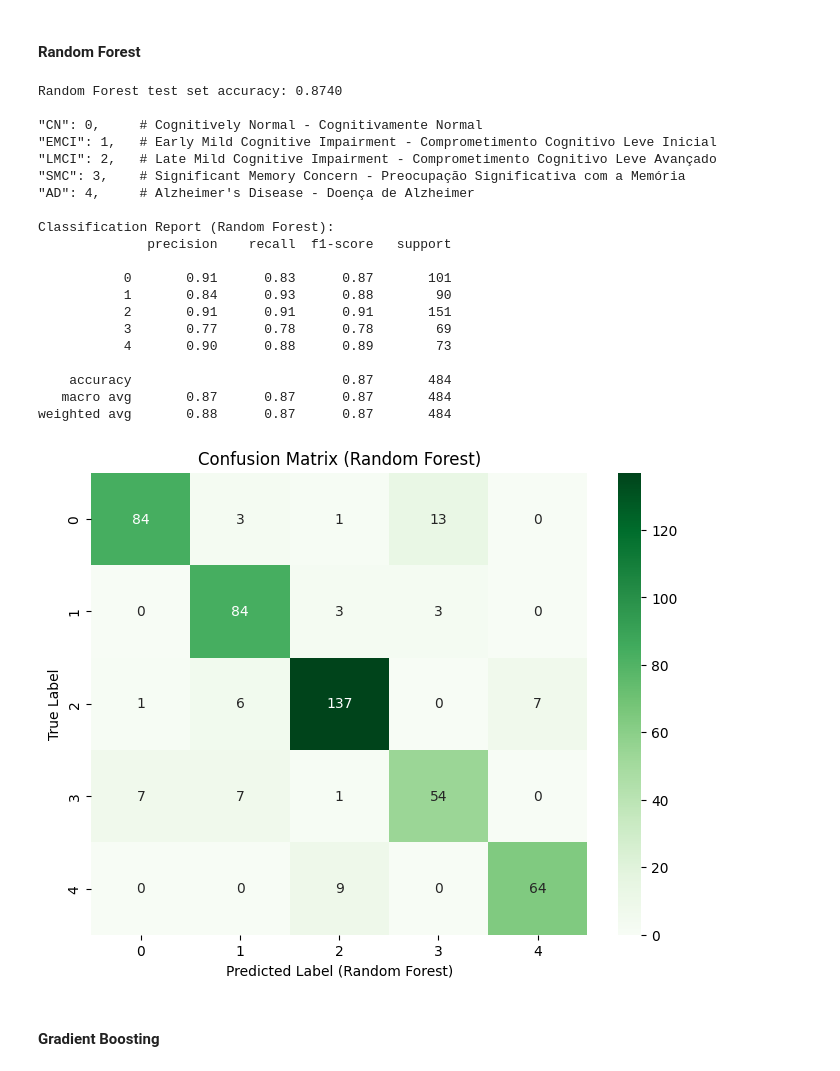
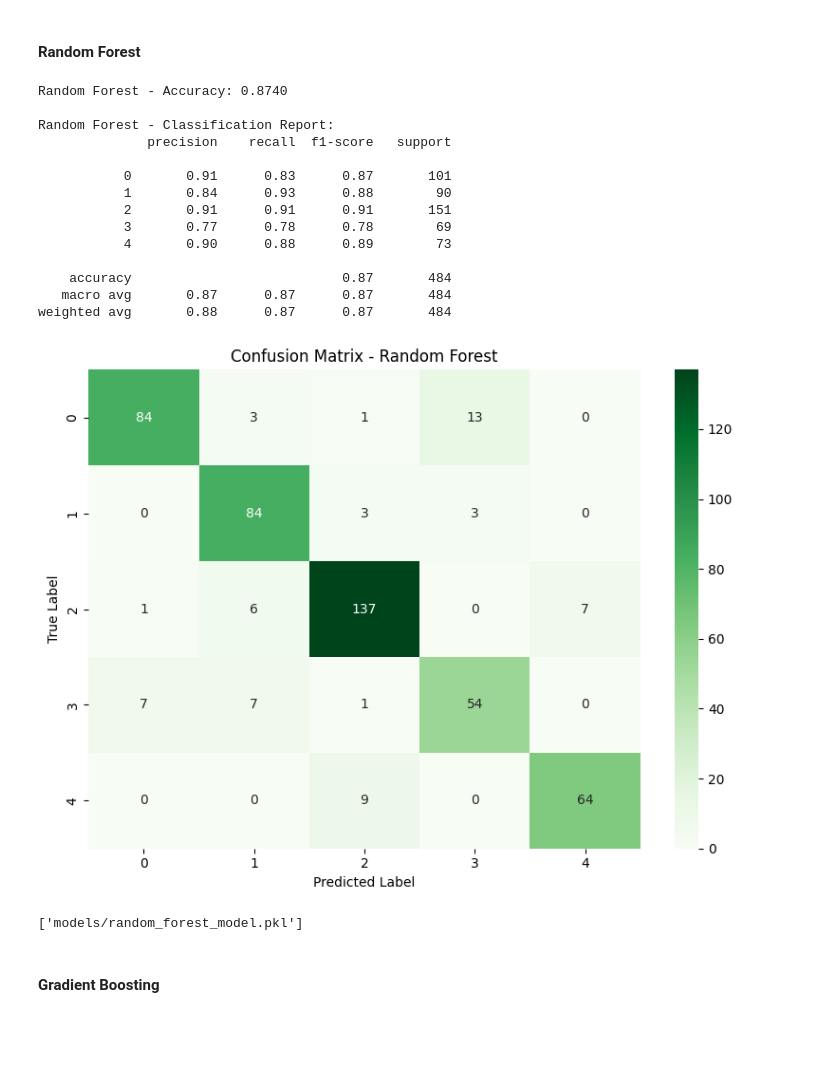
Before and after one commit to pedroogaab/Alzheimer-diagnose-ML, a Jupyter notebook: models.ipynb, the cells around one changed output. Saved outputs shown, nothing was run; the diff lists cells and outputs as text; code cells hidden in the pictures; blank space fills up the shorter version.

```diff
--- a/models.ipynb
+++ b/models.ipynb
@@ -215,56 +237,48 @@ weighted avg       0.83      0.83      0.83       484
 # %% [markdown]
 #### Random Forest
 # %%
+# Train Random Forest
 rf_model = RandomForestClassifier(random_state=42)
 rf_model.fit(X_train_scaled, y_train)
 
+# Predict
 y_pred_rf = rf_model.predict(X_test_scaled)
 
-# Evaluate the Random Forest model
+# Metrics
 accuracy_rf = accuracy_score(y_test, y_pred_rf)
-print(f"Random Forest test set accuracy: {accuracy_rf:.4f}")
-
-print('''
-"CN": 0,     # Cognitively Normal - Cognitivamente Normal
-"EMCI": 1,   # Early Mild Cognitive Impairment - Comprometimento Cognitivo Leve Inicial
-"LMCI": 2,   # Late Mild Cognitive Impairment - Comprometimento Cognitivo Leve Avançado
-"SMC": 3,    # Significant Memory Concern - Preocupação Significativa com a Memória
-"AD": 4,     # Alzheimer's Disease - Doença de Alzheimer''')
-
-# Display the classification report
-print("\nClassification Report (Random Forest):")
+print(f"Random Forest - Accuracy: {accuracy_rf:.4f}")
+print("\nRandom Forest - Classification Report:")
 print(classification_report(y_test, y_pred_rf))
 
-# Display the confusion matrix
+# Confusion Matrix
 cm_rf = confusion_matrix(y_test, y_pred_rf)
 plt.figure(figsize=(8, 6))
 sns.heatmap(cm_rf, annot=True, fmt='d', cmap='Greens')
-plt.xlabel('Predicted Label (Random Forest)')
+plt.xlabel('Predicted Label')
 plt.ylabel('True Label')
-plt.title('Confusion Matrix (Random Forest)')
+plt.title('Confusion Matrix - Random Forest')
+plt.tight_layout()
 plt.show()
+
+# Save model
+joblib.dump(rf_model, 'models/random_forest_model.pkl')
 # %% [output]
-Random Forest test set accuracy: 0.8740
+Random Forest - Accuracy: 0.8740
 
-"CN": 0,     # Cognitively Normal - Cognitivamente Normal
-"EMCI": 1,   # Early Mild Cognitive Impairment - Comprometimento Cognitivo Leve Inicial
-"LMCI": 2,   # Late Mild Cognitive Impairment - Comprometimento Cognitivo Leve Avançado
-"SMC": 3,    # Significant Memory Concern - Preocupação Significativa com a Memória
-"AD": 4,     # Alzheimer's Disease - Doença de Alzheimer
-
-Classification Report (Random Forest):
+Random Forest - Classification Report:
               precision    recall  f1-score   support
 
            0       0.91      0.83      0.87       101
            1       0.84      0.93      0.88        90
            2       0.91      0.91      0.91       151
            3       0.77      0.78      0.78        69
            4       0.90      0.88      0.89        73
 
     accuracy                           0.87       484
    macro avg       0.87      0.87      0.87       484
 weighted avg       0.88      0.87      0.87       484
-[figure, old version]
+[figure, new version]
+['models/random_forest_model.pkl']
 # %% [markdown]
 #### Gradient Boosting
 # %%
```
Also changed, not shown: parts of 6 cells of this notebook.
